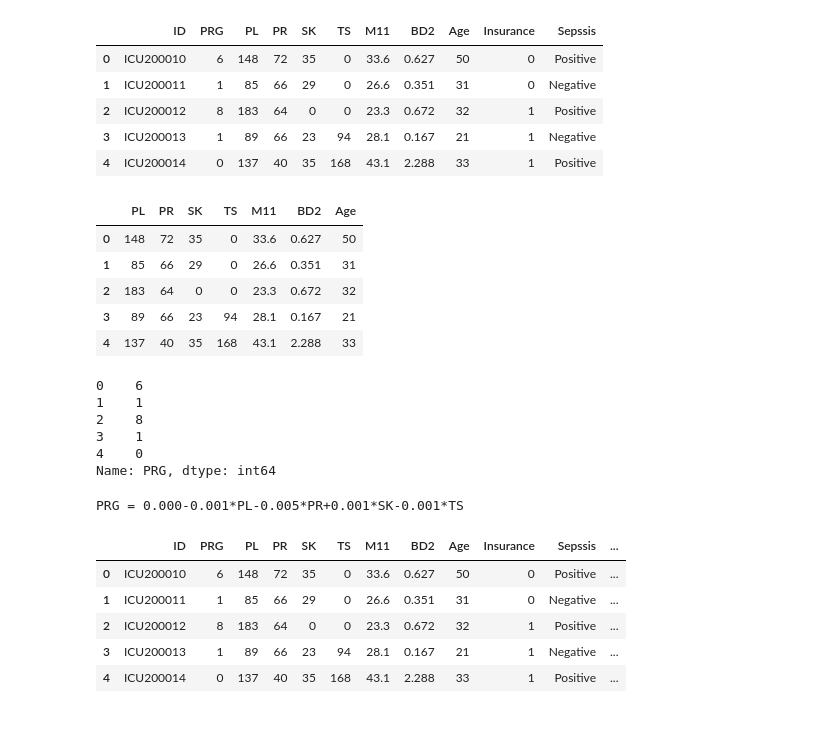
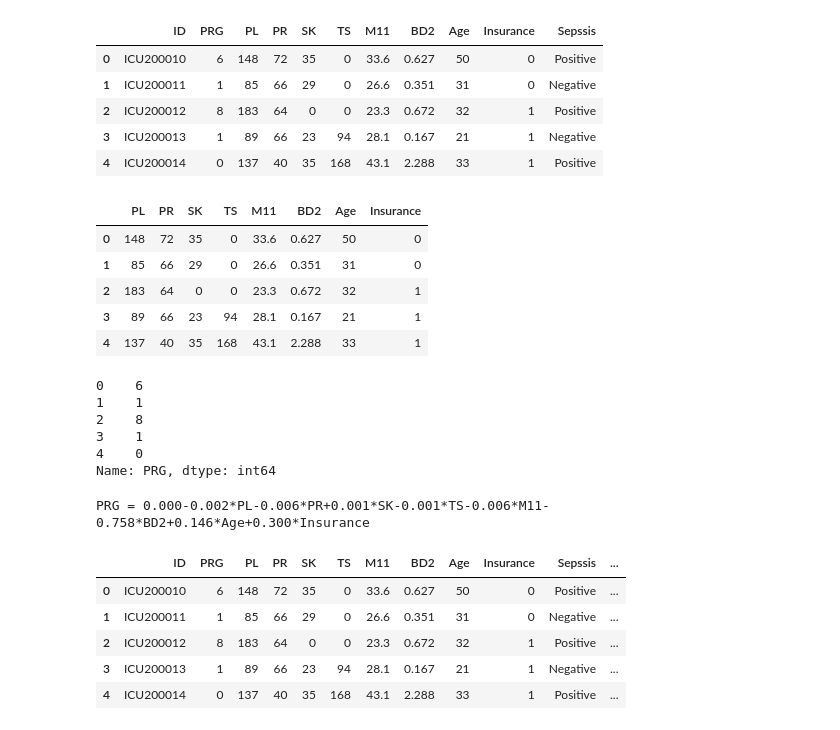
Before and after one commit to doctorf72/Naya_ML_RegressionProject, a Jupyter notebook: Regression_Project.ipynb, the cells around one changed output. Drawn from its saved outputs; the diff is of its cells as text; code cells hidden in the pictures.

```diff
--- a/Regression_Project.ipynb
+++ b/Regression_Project.ipynb
@@ -400,15 +409,15 @@ df_train.head()
 | 3 | ICU200013 | 1 | 89 | 66 | 23 | 94 | 28.1 | 0.167 | 21 | 1 | Negative |
 | 4 | ICU200014 | 0 | 137 | 40 | 35 | 168 | 43.1 | 2.288 | 33 | 1 | Positive |
 # %%
-X = df_train.drop(['ID','PRG','Insurance','Sepssis' ], axis = 1)
+X = df_train.drop(['ID','PRG','Sepssis' ], axis = 1)
 X.head()
 # %% [output]
-|  | PL | PR | SK | TS | M11 | BD2 | Age |
-| 0 | 148 | 72 | 35 | 0 | 33.6 | 0.627 | 50 |
-| 1 | 85 | 66 | 29 | 0 | 26.6 | 0.351 | 31 |
-| 2 | 183 | 64 | 0 | 0 | 23.3 | 0.672 | 32 |
-| 3 | 89 | 66 | 23 | 94 | 28.1 | 0.167 | 21 |
-| 4 | 137 | 40 | 35 | 168 | 43.1 | 2.288 | 33 |
+|  | PL | PR | SK | TS | M11 | BD2 | Age | Insurance |
+| 0 | 148 | 72 | 35 | 0 | 33.6 | 0.627 | 50 | 0 |
+| 1 | 85 | 66 | 29 | 0 | 26.6 | 0.351 | 31 | 0 |
+| 2 | 183 | 64 | 0 | 0 | 23.3 | 0.672 | 32 | 1 |
+| 3 | 89 | 66 | 23 | 94 | 28.1 | 0.167 | 21 | 1 |
+| 4 | 137 | 40 | 35 | 168 | 43.1 | 2.288 | 33 | 1 |
 # %%
 y = df_train['PRG']
 y.head()
@@ -423,11 +432,11 @@ Name: PRG, dtype: int64
 model_multivar = LinearRegression(fit_intercept=False).fit(X, y)
 # %%
 formula = 'PRG = ' + f'{model_multivar.intercept_:.3f}'
-for coef, feature in zip(model_multivar.coef_, X.columns[:4]):
+for coef, feature in zip(model_multivar.coef_, X.columns[:8]):
     formula += f'{coef:+.3f}*{feature}'
 print(formula)
 # %% [output]
-PRG = 0.000-0.001*PL-0.005*PR+0.001*SK-0.001*TS
+PRG = 0.000-0.002*PL-0.006*PR+0.001*SK-0.001*TS-0.006*M11-0.758*BD2+0.146*Age+0.300*Insurance
 # %%
 df_train['PRG pred multivariate.'] = model_multivar.predict(X)
 df_train.head()
```
Also changed, not shown: parts of 7 cells of this notebook.
